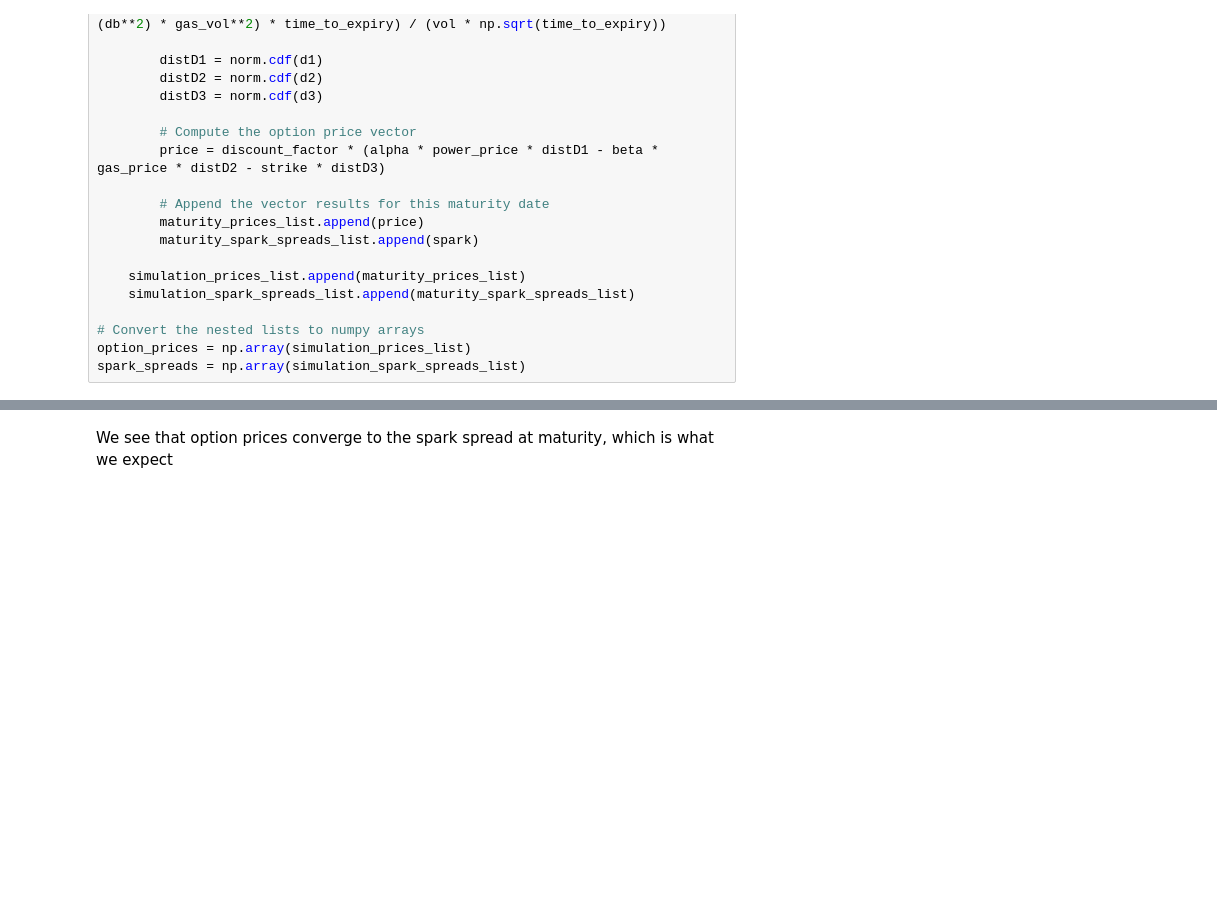
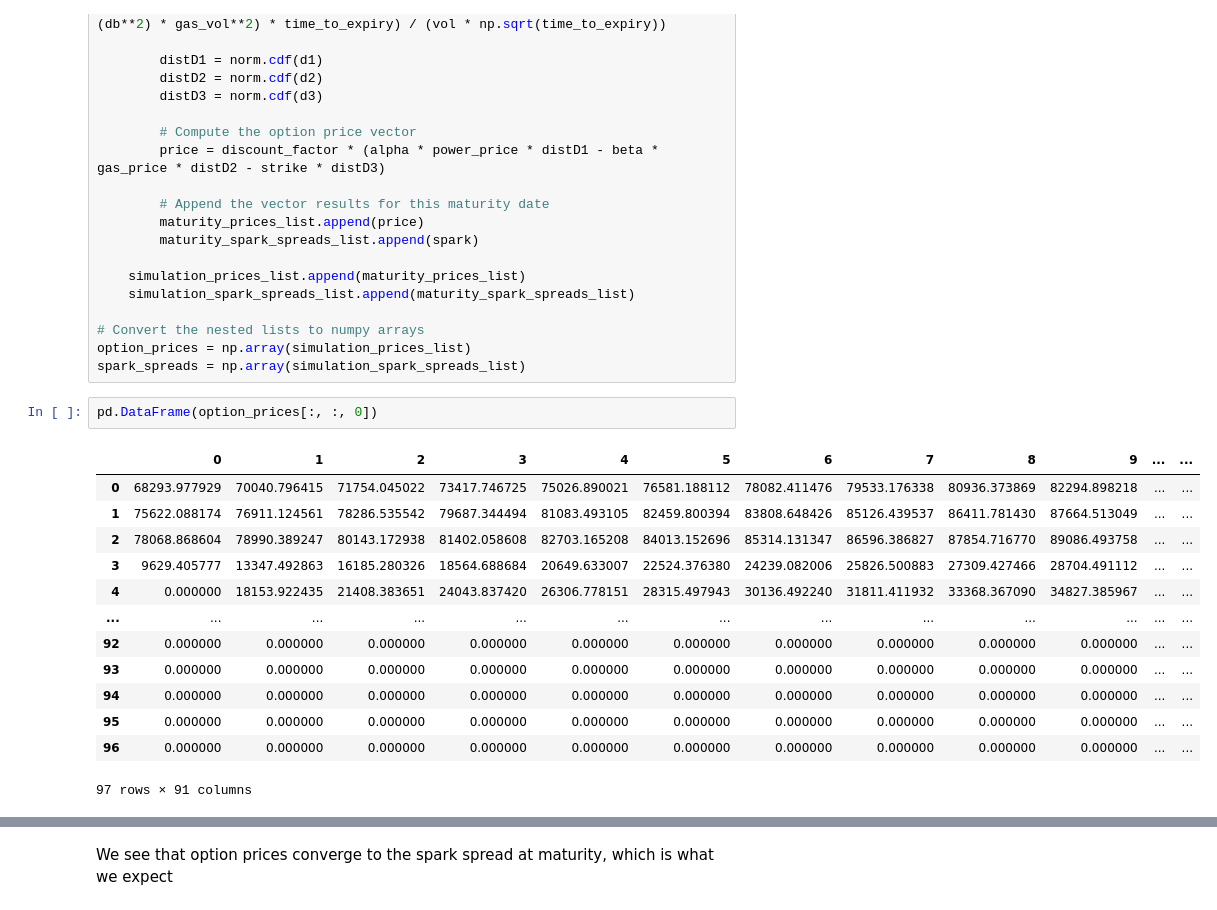
Before and after one commit to AndresMirelesTGP/HRCO, a Jupyter notebook: hrco_pricing.ipynb, the cells around one changed output, grey strips where cells are left out. Saved outputs shown, nothing was run; the diff lists cells and outputs as text; blank space fills up the shorter version.

```diff
--- a/hrco_pricing.ipynb
+++ b/hrco_pricing.ipynb
@@ -286,3 +286,19 @@ for i, simul_date in enumerate(simulation_dates):
 # Convert the nested lists to numpy arrays
 option_prices = np.array(simulation_prices_list)
 spark_spreads = np.array(simulation_spark_spreads_list)
+# %%
+pd.DataFrame(option_prices[:, :, 0])
+# %% [output]
+|  | 0 | 1 | 2 | 3 | 4 | 5 | 6 | 7 | 8 | 9 | ... | ... |
+| 0 | 68293.977929 | 70040.796415 | 71754.045022 | 73417.746725 | 75026.890021 | 76581.188112 | 78082.411476 | 79533.176338 | 80936.373869 | 82294.898218 | ... | ... |
+| 1 | 75622.088174 | 76911.124561 | 78286.535542 | 79687.344494 | 81083.493105 | 82459.800394 | 83808.648426 | 85126.439537 | 86411.781430 | 87664.513049 | ... | ... |
+| 2 | 78068.868604 | 78990.389247 | 80143.172938 | 81402.058608 | 82703.165208 | 84013.152696 | 85314.131347 | 86596.386827 | 87854.716770 | 89086.493758 | ... | ... |
+| 3 | 9629.405777 | 13347.492863 | 16185.280326 | 18564.688684 | 20649.633007 | 22524.376380 | 24239.082006 | 25826.500883 | 27309.427466 | 28704.491112 | ... | ... |
+| 4 | 0.000000 | 18153.922435 | 21408.383651 | 24043.837420 | 26306.778151 | 28315.497943 | 30136.492240 | 31811.411932 | 33368.367090 | 34827.385967 | ... | ... |
+| ... | ... | ... | ... | ... | ... | ... | ... | ... | ... | ... | ... | ... |
+| 92 | 0.000000 | 0.000000 | 0.000000 | 0.000000 | 0.000000 | 0.000000 | 0.000000 | 0.000000 | 0.000000 | 0.000000 | ... | ... |
+| 93 | 0.000000 | 0.000000 | 0.000000 | 0.000000 | 0.000000 | 0.000000 | 0.000000 | 0.000000 | 0.000000 | 0.000000 | ... | ... |
+| 94 | 0.000000 | 0.000000 | 0.000000 | 0.000000 | 0.000000 | 0.000000 | 0.000000 | 0.000000 | 0.000000 | 0.000000 | ... | ... |
+| 95 | 0.000000 | 0.000000 | 0.000000 | 0.000000 | 0.000000 | 0.000000 | 0.000000 | 0.000000 | 0.000000 | 0.000000 | ... | ... |
+| 96 | 0.000000 | 0.000000 | 0.000000 | 0.000000 | 0.000000 | 0.000000 | 0.000000 | 0.000000 | 0.000000 | 0.000000 | ... | ... |
+97 rows × 91 columns
```
Also changed, not shown: parts of 14 cells of this notebook, 1 other file.
